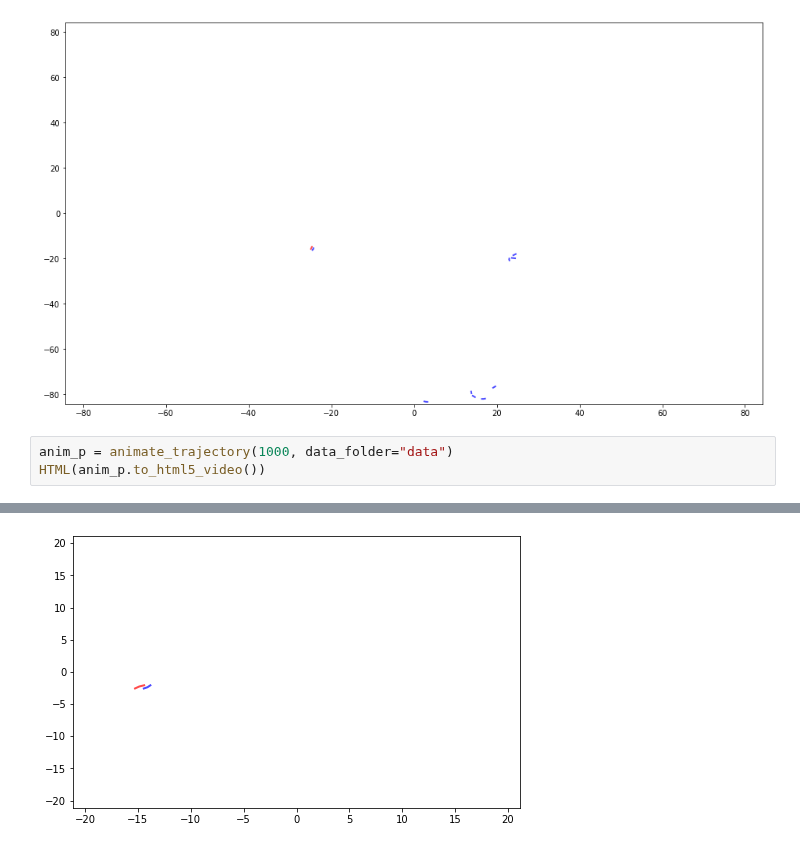
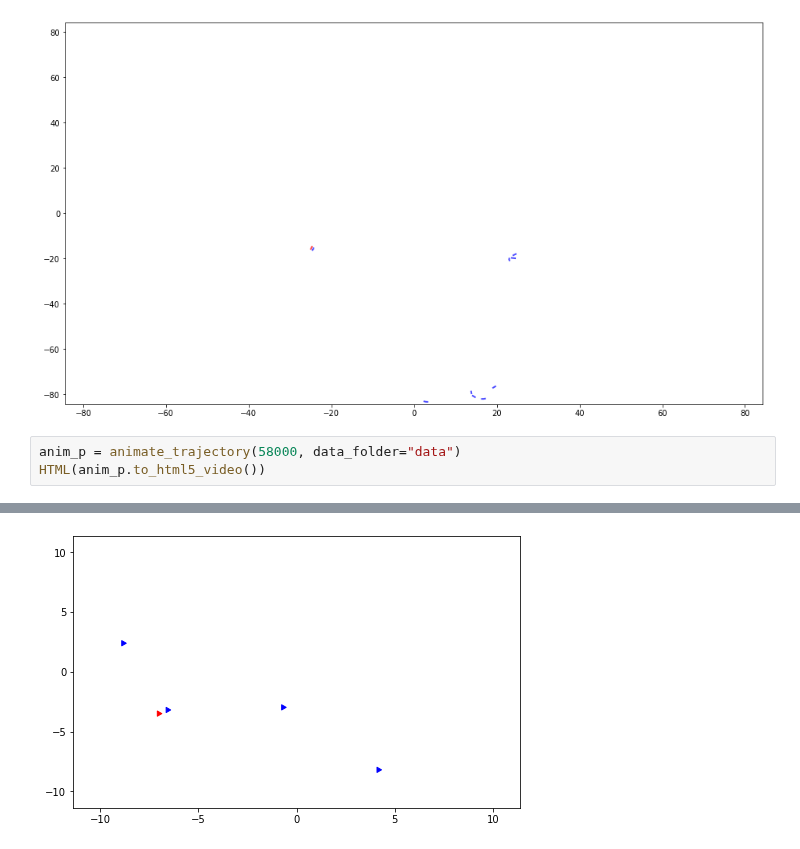
Before and after one commit to fbrand-new/reinforced-birds, a Jupyter notebook: AnimateTrajectory.ipynb, the cells around one changed output, grey strips where cells are left out. Cells and saved outputs as stored; diff of their text form.

```diff
--- a/AnimateTrajectory.ipynb
+++ b/AnimateTrajectory.ipynb
@@ -90,8 +99,8 @@ traj_to_video(199000,'videos/Small_steering','mp4', data_folder="argo_data_small
 # %% [output]
 [figure]
 # %%
-anim_p = animate_trajectory(1000, data_folder="data")
+anim_p = animate_trajectory(58000, data_folder="data")
 HTML(anim_p.to_html5_video())
 # %% [output]
 [interactive output not drawn]
-[figure, old version]
+[figure, new version]
```
Also changed, not shown: parts of 6 cells of this notebook, 12 other files.
